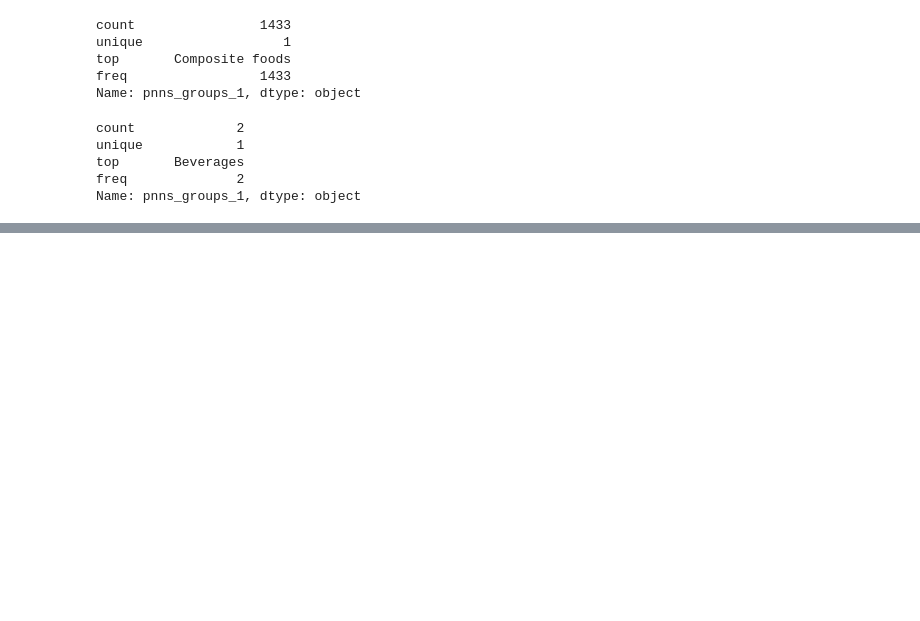
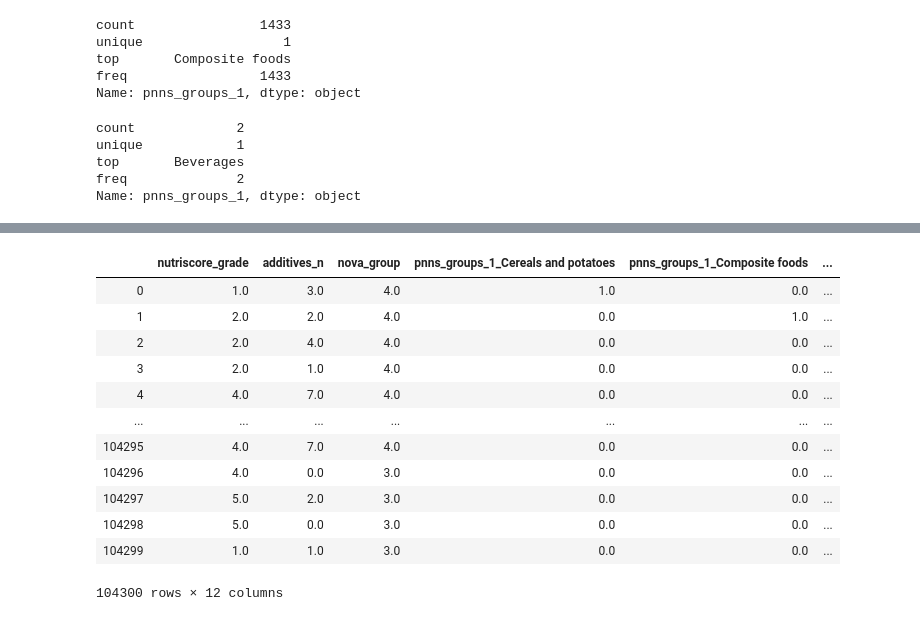
Before and after one commit to sebastienbourgeois/oc-p3-conception-application-sante-publique, a Jupyter notebook: PSante_02_notebookexploration.ipynb, the cells around one changed output, grey strips where cells are left out. Drawn from its saved outputs; the diff is of its cells as text; code cells hidden in the pictures; blank space fills up the shorter version.

```diff
--- a/PSante_02_notebookexploration.ipynb
+++ b/PSante_02_notebookexploration.ipynb
@@ -1540,0 +1702,17 @@ open_food_facts_df.info()
+# %%
+denormalized_df = pd.DataFrame(scaler.inverse_transform(imputation_knn_df), columns = imputation_knn_df.columns)
+denormalized_df
+# %% [output]
+|  | nutriscore_grade | additives_n | nova_group | pnns_groups_1_Cereals and potatoes | pnns_groups_1_Composite foods | ... |
+| 0 | 1.0 | 3.0 | 4.0 | 1.0 | 0.0 | ... |
+| 1 | 2.0 | 2.0 | 4.0 | 0.0 | 1.0 | ... |
+| 2 | 2.0 | 4.0 | 4.0 | 0.0 | 0.0 | ... |
+| 3 | 2.0 | 1.0 | 4.0 | 0.0 | 0.0 | ... |
+| 4 | 4.0 | 7.0 | 4.0 | 0.0 | 0.0 | ... |
+| ... | ... | ... | ... | ... | ... | ... |
+| 104295 | 4.0 | 7.0 | 4.0 | 0.0 | 0.0 | ... |
+| 104296 | 4.0 | 0.0 | 3.0 | 0.0 | 0.0 | ... |
+| 104297 | 5.0 | 2.0 | 3.0 | 0.0 | 0.0 | ... |
+| 104298 | 5.0 | 0.0 | 3.0 | 0.0 | 0.0 | ... |
+| 104299 | 1.0 | 1.0 | 3.0 | 0.0 | 0.0 | ... |
+104300 rows × 12 columns
```
Also changed, not shown: parts of 28 cells of this notebook.
